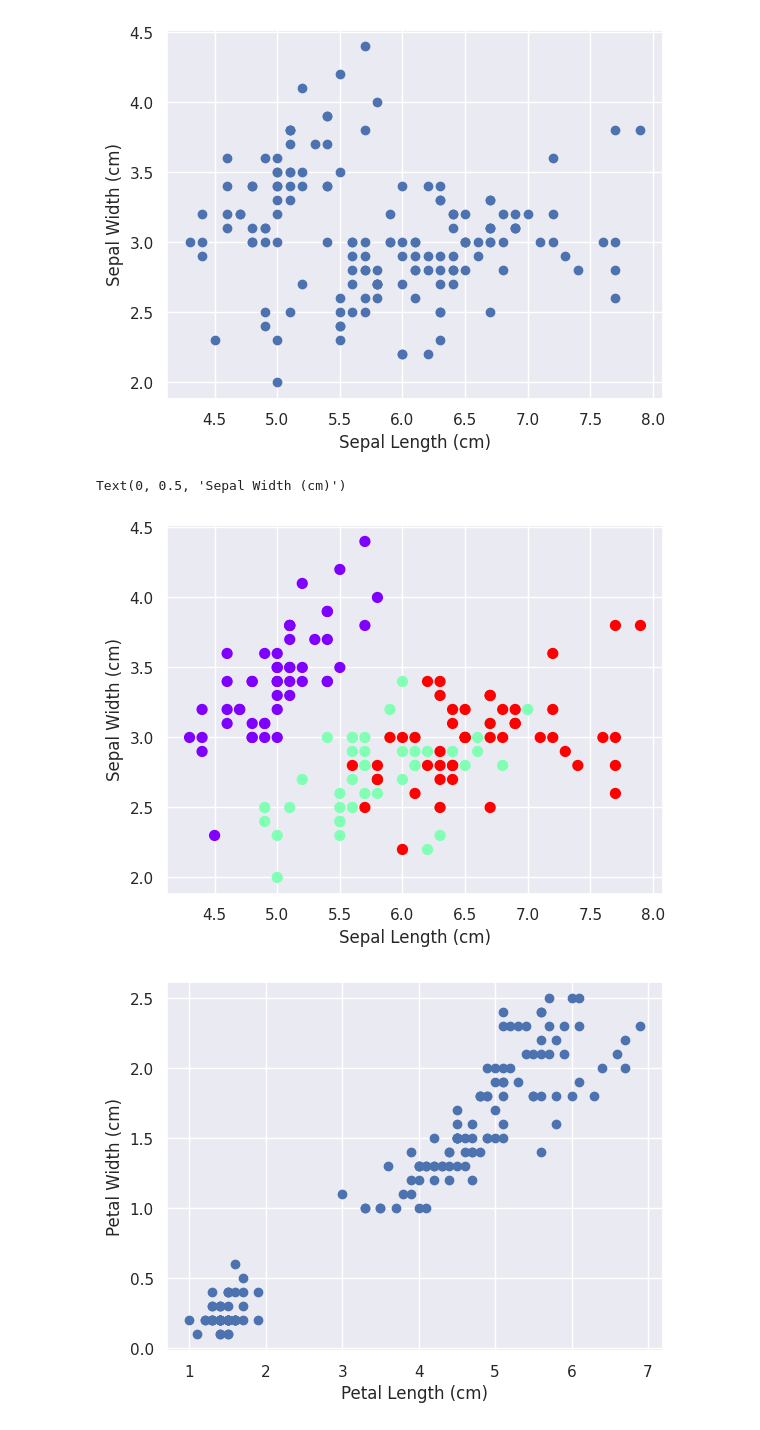
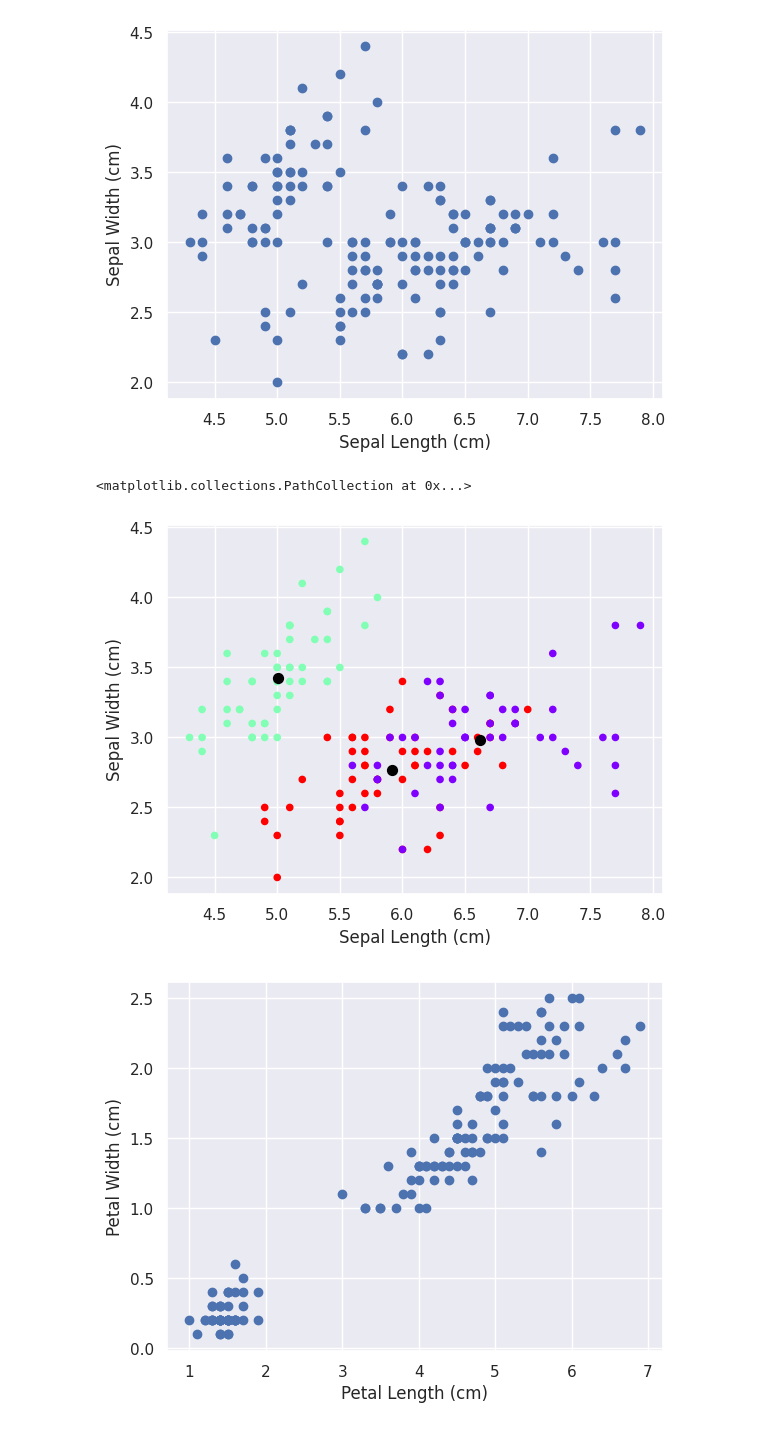
Before and after one commit to Sandrocamargo/data-mining, a Jupyter notebook: Python/md07_clustering.ipynb, the cells around one changed output. Drawn from its saved outputs; the diff is of its cells as text; code cells hidden in the pictures.

```diff
--- a/Python/md07_clustering.ipynb
+++ b/Python/md07_clustering.ipynb
@@ -50,13 +50,14 @@ plt.show()
 # %%
 est = KMeans(3)  # 3 clusters
 est.fit(data)
 y_kmeans = est.predict(data)
-plt.scatter(data.iloc[:,0], data.iloc[:,1], c=y_kmeans, s=50, cmap='rainbow')
+plt.scatter(data.iloc[:,0], data.iloc[:,1], c=y_kmeans, s=20, cmap='rainbow')
 plt.xlabel("Sepal Length (cm)")
 plt.ylabel("Sepal Width (cm)")
+plt.scatter(est.cluster_centers_[:, 0], est.cluster_centers_[:, 1], s = 50, c = 'black', label = 'Centroids')
 # %% [output]
-Text(0, 0.5, 'Sepal Width (cm)')
+<matplotlib.collections.PathCollection at 0x...>
-[figure, old version]
+[figure, new version]
 # %%
 # ScatterPlot
 # Selecting 2 different attributes
```
Also changed, not shown: parts of 1 cell of this notebook.
